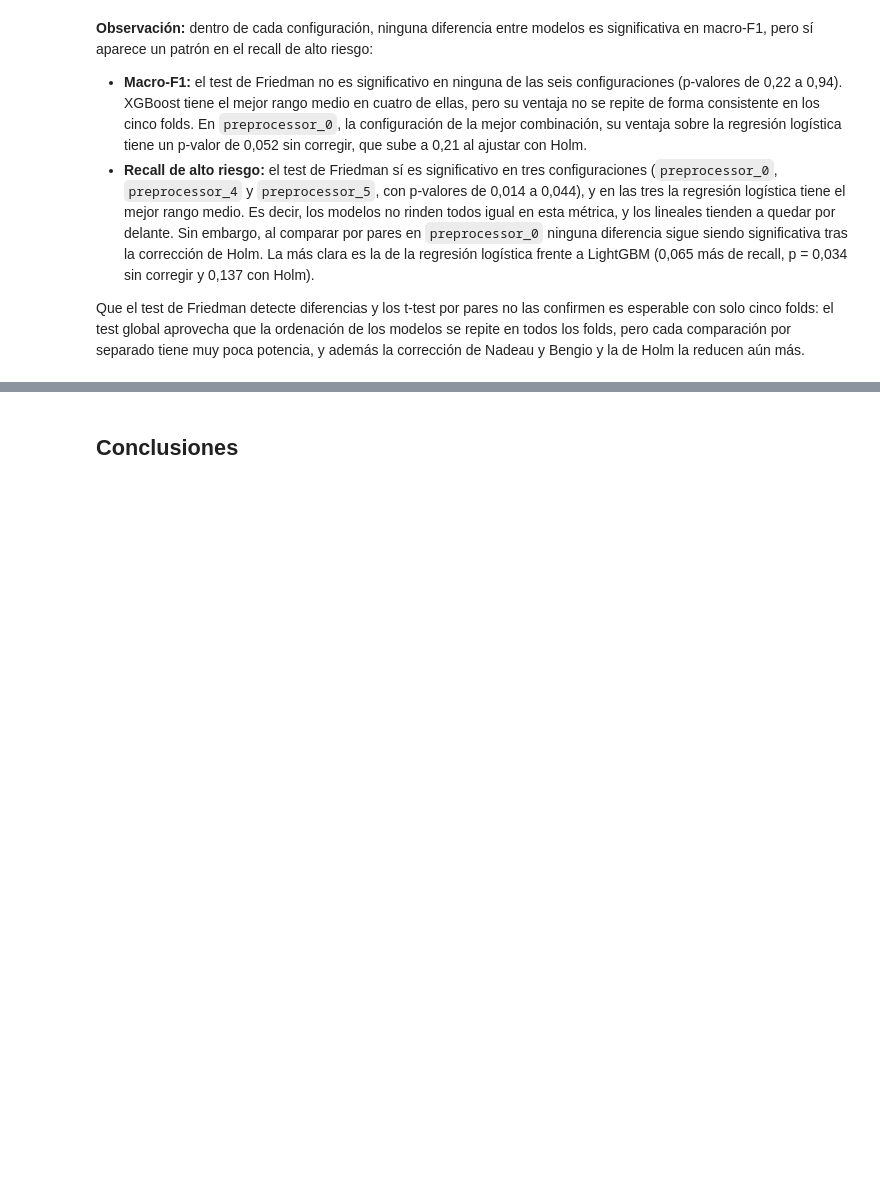
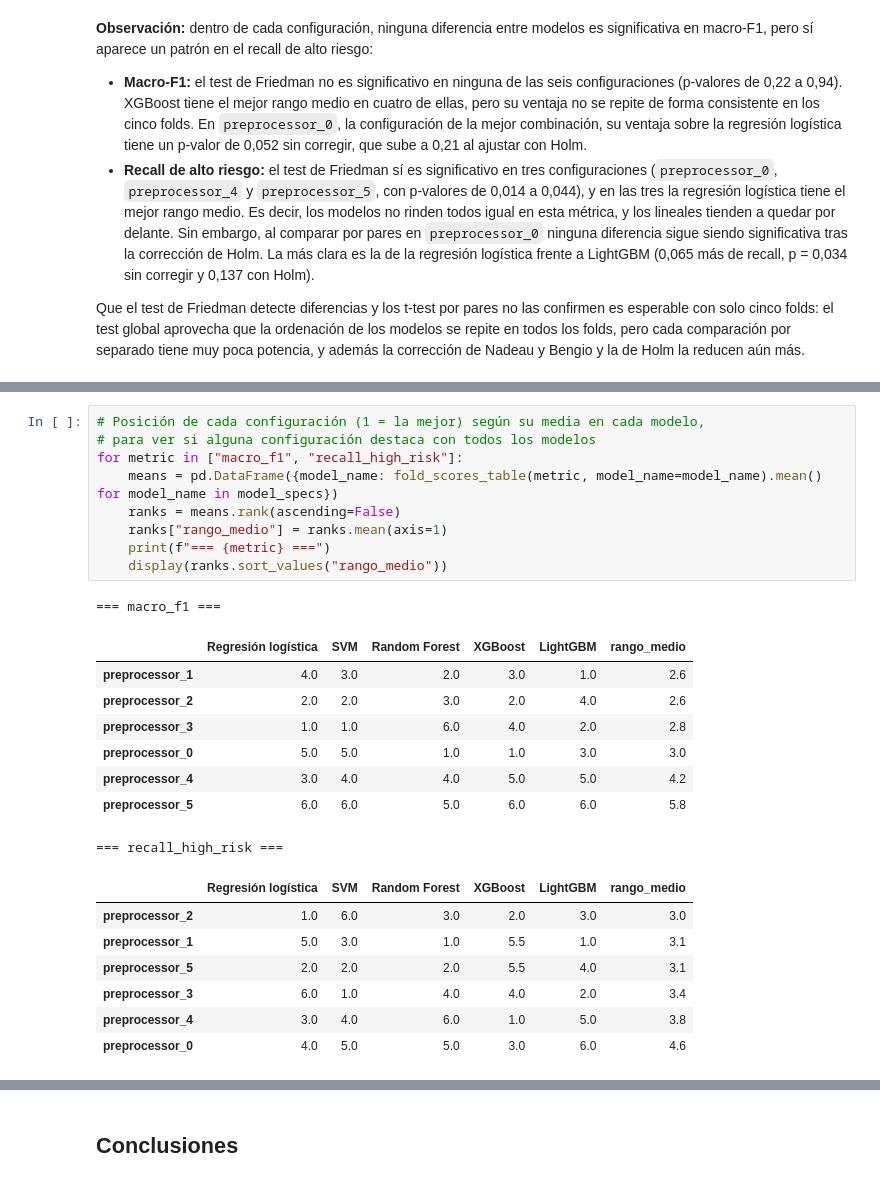
Before and after one commit to alberct96/ML-Entregable1, a Jupyter notebook: ML-Entregable1.ipynb, the cells around one changed output, grey strips where cells are left out. Cells and saved outputs as stored; diff of their text form; blank space fills up the shorter version.

```diff
--- a/ML-Entregable1.ipynb
+++ b/ML-Entregable1.ipynb
@@ -2502,0 +2538,26 @@ Que el test de Friedman detecte diferencias y los t-test por pares no las confir
+# %%
+# Posición de cada configuración (1 = la mejor) según su media en cada modelo,
+# para ver si alguna configuración destaca con todos los modelos
+for metric in ["macro_f1", "recall_high_risk"]:
+    means = pd.DataFrame({model_name: fold_scores_table(metric, model_name=model_name).mean() for model_name in model_specs})
+    ranks = means.rank(ascending=False)
+    ranks["rango_medio"] = ranks.mean(axis=1)
+    print(f"=== {metric} ===")
+    display(ranks.sort_values("rango_medio"))
+# %% [output]
+=== macro_f1 ===
+|  | Regresión logística | SVM | Random Forest | XGBoost | LightGBM | rango_medio |
+| preprocessor_1 | 4.0 | 3.0 | 2.0 | 3.0 | 1.0 | 2.6 |
+| preprocessor_2 | 2.0 | 2.0 | 3.0 | 2.0 | 4.0 | 2.6 |
+| preprocessor_3 | 1.0 | 1.0 | 6.0 | 4.0 | 2.0 | 2.8 |
+| preprocessor_0 | 5.0 | 5.0 | 1.0 | 1.0 | 3.0 | 3.0 |
+| preprocessor_4 | 3.0 | 4.0 | 4.0 | 5.0 | 5.0 | 4.2 |
+| preprocessor_5 | 6.0 | 6.0 | 5.0 | 6.0 | 6.0 | 5.8 |
+=== recall_high_risk ===
+|  | Regresión logística | SVM | Random Forest | XGBoost | LightGBM | rango_medio |
+| preprocessor_2 | 1.0 | 6.0 | 3.0 | 2.0 | 3.0 | 3.0 |
+| preprocessor_1 | 5.0 | 3.0 | 1.0 | 5.5 | 1.0 | 3.1 |
+| preprocessor_5 | 2.0 | 2.0 | 2.0 | 5.5 | 4.0 | 3.1 |
+| preprocessor_3 | 6.0 | 1.0 | 4.0 | 4.0 | 2.0 | 3.4 |
+| preprocessor_4 | 3.0 | 4.0 | 6.0 | 1.0 | 5.0 | 3.8 |
+| preprocessor_0 | 4.0 | 5.0 | 5.0 | 3.0 | 6.0 | 4.6 |
```
Also changed, not shown: parts of 3 cells of this notebook.
